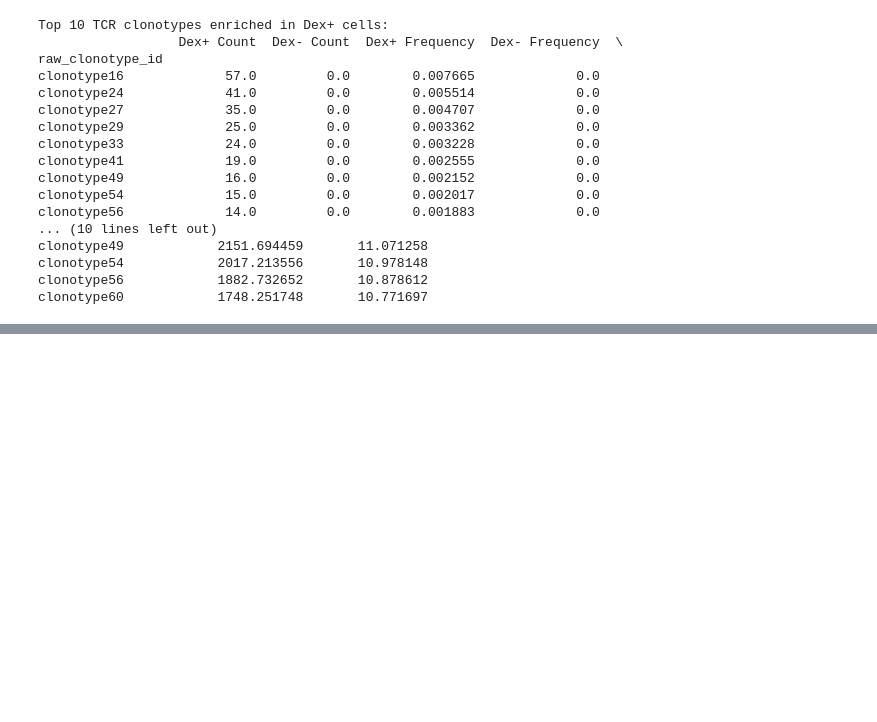
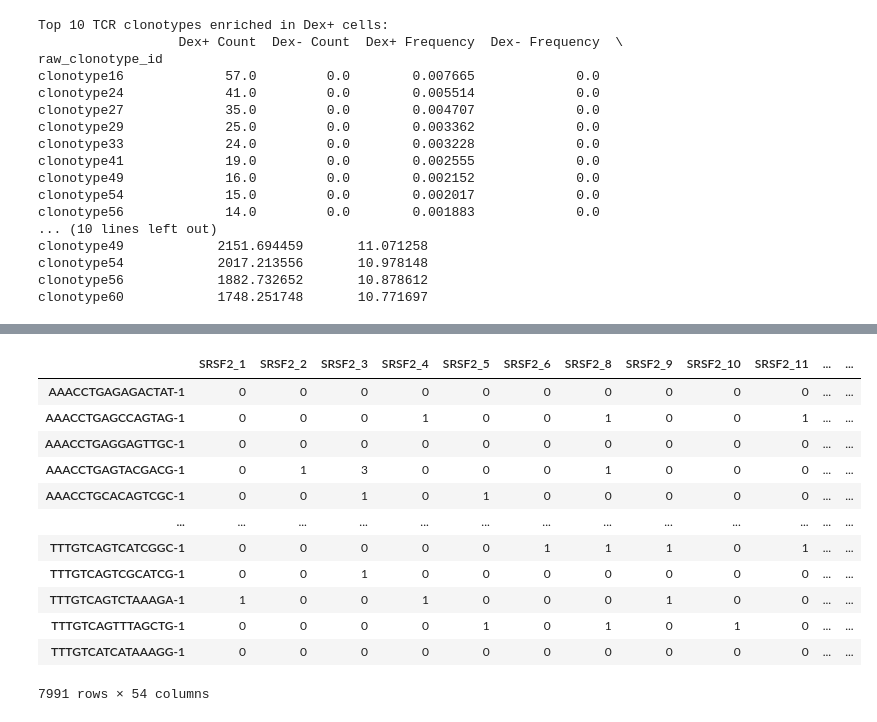
Before and after one commit to ecrosse01/neoantigen_ML, a Jupyter notebook: pipeline_dev.ipynb, the cells around one changed output, grey strips where cells are left out. Cells and saved outputs as stored; diff of their text form; code cells hidden in the pictures; blank space fills up the shorter version.

```diff
--- a/pipeline_dev.ipynb
+++ b/pipeline_dev.ipynb
@@ -492,0 +559,37 @@ Here we have normalized compared to Dex- but is this the full story? Is there no
+# %%
+### **1️⃣ Extract Cell-Level Features**
+X_dextramers = pd.DataFrame(
+    adata.obsm["Dextramer"].toarray(),
+    columns=adata.uns["Dextramer_features"],
+    index=adata.obs.index
+)
+
+# Add Dex+ or Dex- status
+X_dextramers["Dex_Status"] = (adata.obs["manual_hash_dmux"] == "Negative").astype(int)
+
+# Add clonotype ID
+X_dextramers["Clonotype"] = adata.obs["raw_clonotype_id"]
+
+### **2️⃣ Compute Clonotype Expansion**
+clonotype_counts = adata.obs["raw_clonotype_id"].value_counts()
+X_dextramers["Clonotype_Expansion"] = X_dextramers["Clonotype"].map(clonotype_counts)
+X_dextramers["Expanded_Clonotype"] = (X_dextramers["Clonotype_Expansion"] > 50).astype(int)
+
+### **3️⃣ Remove the "Unmapped" Dextramer**
+# Ensure that "unmapped" is NOT considered in feature selection
+if "unmapped" in X_dextramers.columns:
+    X_dextramers.drop(columns=["unmapped"], inplace=True)
+
+### **4️⃣ Define Target (`y` = Most Strongly Expressed Dextramer)**
+# Ensure we only use numeric dextramer columns
+dex_numeric_cols = [
+    col for col in X_dextramers.columns
+    if col in adata.uns["Dextramer_features"] and "AboveMean" not in col
+]
+
+# Find the dextramer with the strongest signal per cell
+y = X_dextramers[dex_numeric_cols].idxmax(axis=1)
+
+# Print class distribution
+print("📊 Target Distribution After Removing 'Unmapped' Dextramer:")
+print(y.value_counts())
@@ -492,0 +614,16 @@ Here we have normalized compared to Dex- but is this the full story? Is there no
+# %%
+X_dextramers
+# %% [output]
+|  | SRSF2_1 | SRSF2_2 | SRSF2_3 | SRSF2_4 | SRSF2_5 | SRSF2_6 | SRSF2_8 | SRSF2_9 | SRSF2_10 | SRSF2_11 | ... | ... |
+| AAACCTGAGAGACTAT-1 | 0 | 0 | 0 | 0 | 0 | 0 | 0 | 0 | 0 | 0 | ... | ... |
+| AAACCTGAGCCAGTAG-1 | 0 | 0 | 0 | 1 | 0 | 0 | 1 | 0 | 0 | 1 | ... | ... |
+| AAACCTGAGGAGTTGC-1 | 0 | 0 | 0 | 0 | 0 | 0 | 0 | 0 | 0 | 0 | ... | ... |
+| AAACCTGAGTACGACG-1 | 0 | 1 | 3 | 0 | 0 | 0 | 1 | 0 | 0 | 0 | ... | ... |
+| AAACCTGCACAGTCGC-1 | 0 | 0 | 1 | 0 | 1 | 0 | 0 | 0 | 0 | 0 | ... | ... |
+| ... | ... | ... | ... | ... | ... | ... | ... | ... | ... | ... | ... | ... |
+| TTTGTCAGTCATCGGC-1 | 0 | 0 | 0 | 0 | 0 | 1 | 1 | 1 | 0 | 1 | ... | ... |
+| TTTGTCAGTCGCATCG-1 | 0 | 0 | 1 | 0 | 0 | 0 | 0 | 0 | 0 | 0 | ... | ... |
+| TTTGTCAGTCTAAAGA-1 | 1 | 0 | 0 | 1 | 0 | 0 | 0 | 1 | 0 | 0 | ... | ... |
+| TTTGTCAGTTTAGCTG-1 | 0 | 0 | 0 | 0 | 1 | 0 | 1 | 0 | 1 | 0 | ... | ... |
+| TTTGTCATCATAAAGG-1 | 0 | 0 | 0 | 0 | 0 | 0 | 0 | 0 | 0 | 0 | ... | ... |
+7991 rows × 54 columns
```
Also changed, not shown: parts of 10 cells of this notebook.
